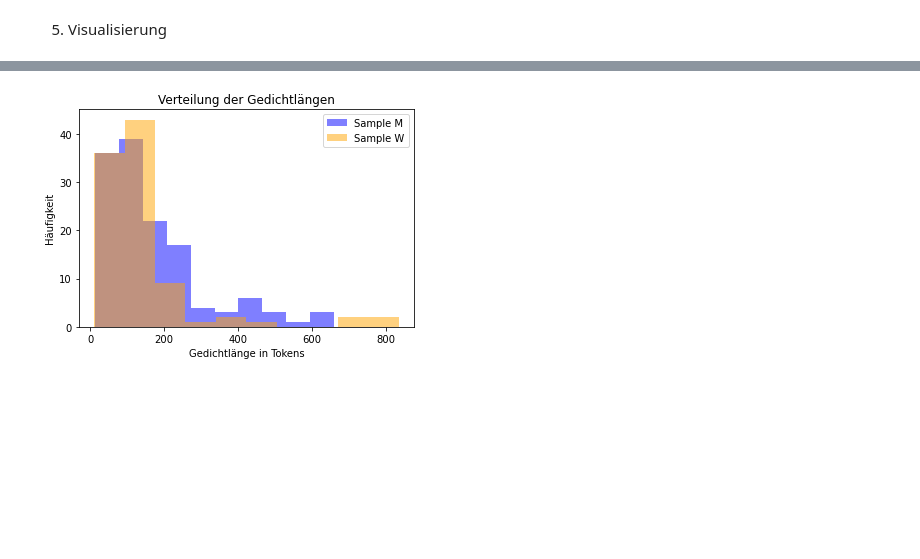
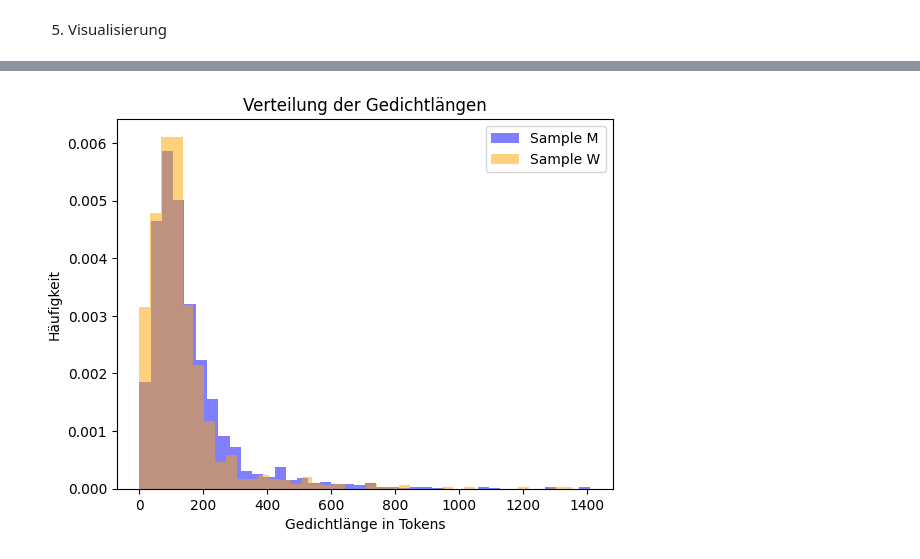
Before and after one commit to niceshice/Forschungsmethoden_LL_Gedichte, a Jupyter notebook: teststatistic_len_in_tokens.ipynb, the cells around one changed output, grey strips where cells are left out. Saved outputs shown, nothing was run; the diff lists cells and outputs as text; code cells hidden in the pictures; blank space fills up the shorter version.

```diff
--- a/teststatistic_len_in_tokens.ipynb
+++ b/teststatistic_len_in_tokens.ipynb
@@ -8,12 +8,13 @@
 # %%
 import os
 import json
-import nltk
 import statistics
 import numpy as np
+import spacy
 
 import matplotlib.pyplot as plt
 import seaborn as sns
 
-from nltk.tokenize import word_tokenize
 from scipy.stats import ttest_ind, shapiro, mannwhitneyu
+
+nlp = spacy.load("de_core_news_md")
@@ -28,7 +27,8 @@ Für jedes Teilkorpus:
 # %%
 # Funktion zum Zählen der Tokens in einem Gedichtstext
 def count_tokens(poem_text):
-    return len(word_tokenize(poem_text))
+    doc = nlp(poem_text)
+    return len(doc)
 
 def tokens_per_poem(folder_path: str):
     # Dictionary zur Speicherung der Ergebnisse
@@ -37,15 +37,18 @@ def tokens_per_poem(folder_path: str):
     for filename in os.listdir(folder_path):
         if filename.endswith('.json'):
             file_path = os.path.join(folder_path, filename)
-            with open(file_path, 'r') as file:
+            with open(file_path, 'r', encoding='utf8') as file:
                 poem_data = json.load(file)
                 # Extrahiere den Gedichtstext aus der json-Datei
-                poem_lines = [line_data['text'] for line_data in poem_data['poem'].values()]
-                poem_text = ' '.join(poem_lines)
-                # Zähle die Tokens im Gedichtstext
-                num_tokens = count_tokens(poem_text)
-                # Füge das Ergebnis zum Dictionary hinzu
-                poem_lenghts[poem_data['title']] = num_tokens
+                try:
+                    poem_lines = [line_data['text'] for line_data in poem_data['poem'].values()]
+                    poem_text = ' '.join(poem_lines)
+                    # Zähle die Tokens im Gedichtstext
+                    num_tokens = count_tokens(poem_text)
+                    # Füge das Ergebnis zum Dictionary hinzu
+                    poem_lenghts[poem_data['title']] = num_tokens
+                except:
+                    continue
     return poem_lenghts
 # %%
 poems_and_lengths_m = tokens_per_poem('corpus_finished_m')
@@ -276,20 +279,20 @@ plt.show()
 # %%
 # Erstelle eine Figure und Axes-Objekte
 fig, ax = plt.subplots()
 
 # Plotten der Histogramme für beide Subsamples
-ax.hist(poem_lengths_m, bins=10, alpha=0.5, label='Sample M', color='blue')
-ax.hist(poem_lengths_w, bins=10, alpha=0.5, label='Sample W', color='orange')
+ax.hist(poem_lengths_m, bins=40, alpha=0.5, label='Sample M', color='blue', density=True)
+ax.hist(poem_lengths_w, bins=40, alpha=0.5, label='Sample W', color='orange', density=True)
 
 # Hinzufügen von Labels und Titeln
 ax.set_xlabel('Gedichtlänge in Tokens')
 ax.set_ylabel('Häufigkeit')
 ax.set_title('Verteilung der Gedichtlängen')
 
 # Legende anzeigen
 ax.legend()
 
 # Anzeigen der Grafik
 plt.show()
 # %% [output]
-[figure, old version]
+[figure, new version]
```
Also changed, not shown: parts of 10 cells of this notebook, 7 other files.
